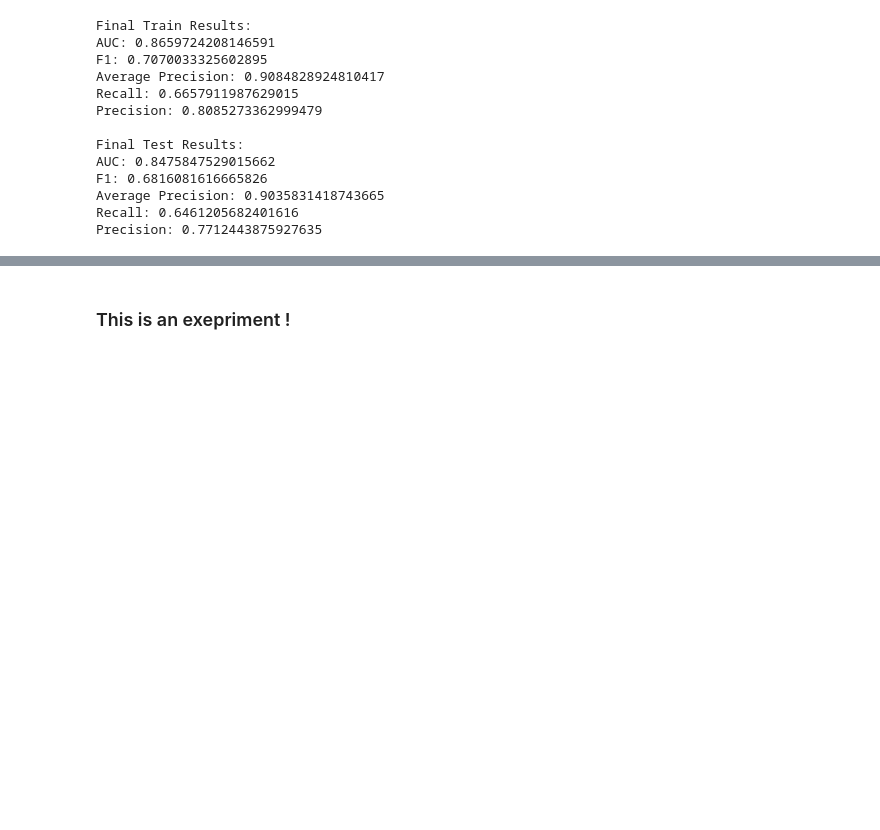
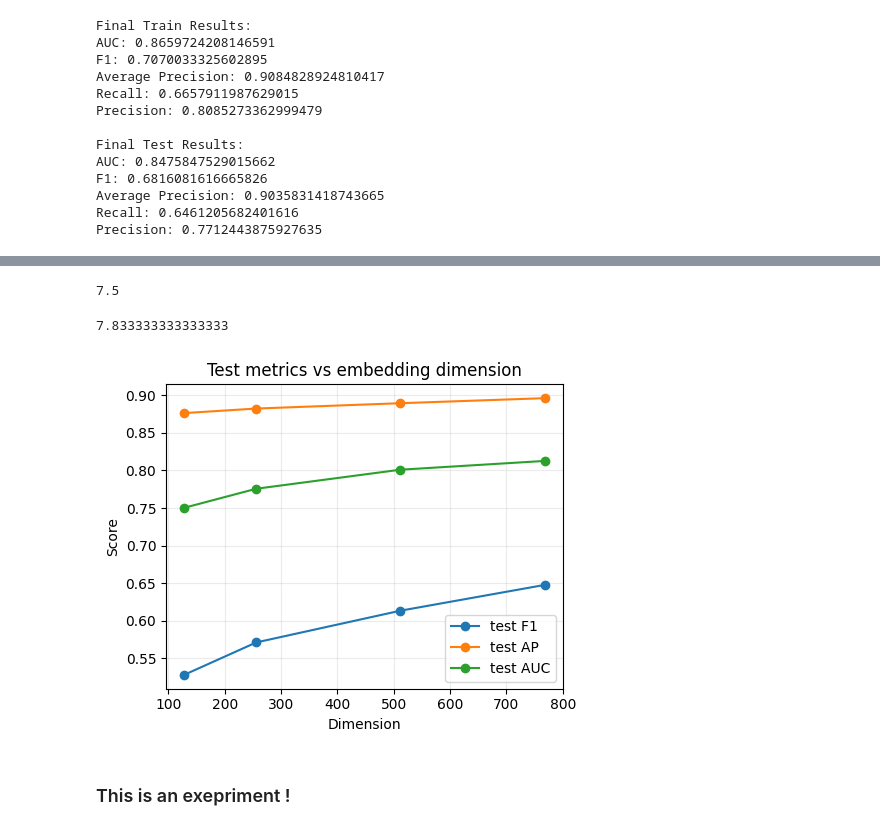
Before and after one commit to alan-man/tal-projet, a Jupyter notebook: pre_test.ipynb, the cells around one changed output, grey strips where cells are left out. Cells and saved outputs as stored; diff of their text form; code cells hidden in the pictures; blank space fills up the shorter version.

```diff
--- a/pre_test.ipynb
+++ b/pre_test.ipynb
@@ -1159,0 +1278,8 @@ Precision: 0.7712443875927635
+# %%
+from sentence_transformers import SentenceTransformer
+
+# Load model (allow custom code)
+model = SentenceTransformer(
+    "jinaai/jina-embeddings-v5-text-nano",
+    trust_remote_code=True
+)
@@ -1160,3 +1431,50 @@ Precision: 0.7712443875927635
+# %%
+30/4
+# %% [output]
+7.5
+# %%
+(470)/60
+# %% [output]
+7.833333333333333
+# %%
+# --- plots ---
+# fig, axes = plt.subplots(1, 2, figsize=(10, 4))
+fig, axes = plt.subplots(1, 1, figsize=(5, 4))
+
+# Encoding times
+# axes[0].plot(results_dims_df["dim"], results_dims_df["encode_train_s"], marker="o", label="encode train")
+# axes[0].plot(results_dims_df["dim"], results_dims_df["encode_test_s"], marker="o", label="encode test")
+# axes[0].plot(results_dims_df["dim"], results_dims_df["encode_total_s"], marker="o", label="encode total")
+# axes[0].set_title("Encoding time vs embedding dimension")
+# axes[0].set_xlabel("Dimension")
+# axes[0].set_ylabel("Time (s)")
+# axes[0].grid(alpha=0.25)
+# axes[0].legend()
+
+# Test metrics
+# axes[1].plot(results_dims_df["dim"], results_dims_df["test_f1"], marker="o", label="test F1")
+# axes[1].plot(results_dims_df["dim"], results_dims_df["test_ap"], marker="o", label="test AP")
+# axes[1].plot(results_dims_df["dim"], results_dims_df["test_auc"], marker="o", label="test AUC")
+# axes[1].set_title("Test metrics vs embedding dimension")
+# axes[1].set_xlabel("Dimension")
+# axes[1].set_ylabel("Score")
+# axes[1].grid(alpha=0.25)
+# axes[1].legend()
+
+plt.plot(results_dims_df["dim"], results_dims_df["test_f1"], marker="o", label="test F1")
+plt.plot(results_dims_df["dim"], results_dims_df["test_ap"], marker="o", label="test AP")
+plt.plot(results_dims_df["dim"], results_dims_df["test_auc"], marker="o", label="test AUC")
+plt.title("Test metrics vs embedding dimension")
+plt.xlabel("Dimension")
+plt.ylabel("Score")
+plt.grid(alpha=0.25)
+plt.legend()
+
+plt.tight_layout()
+plt.savefig("images/pretest/embeddings_size_score.pdf")
+plt.show()
+# %% [output]
+[figure, added]
 # %% [markdown]
 ### This is an exepriment !
 # %%
```
Also changed, not shown: parts of 19 cells of this notebook, 6 other files.
